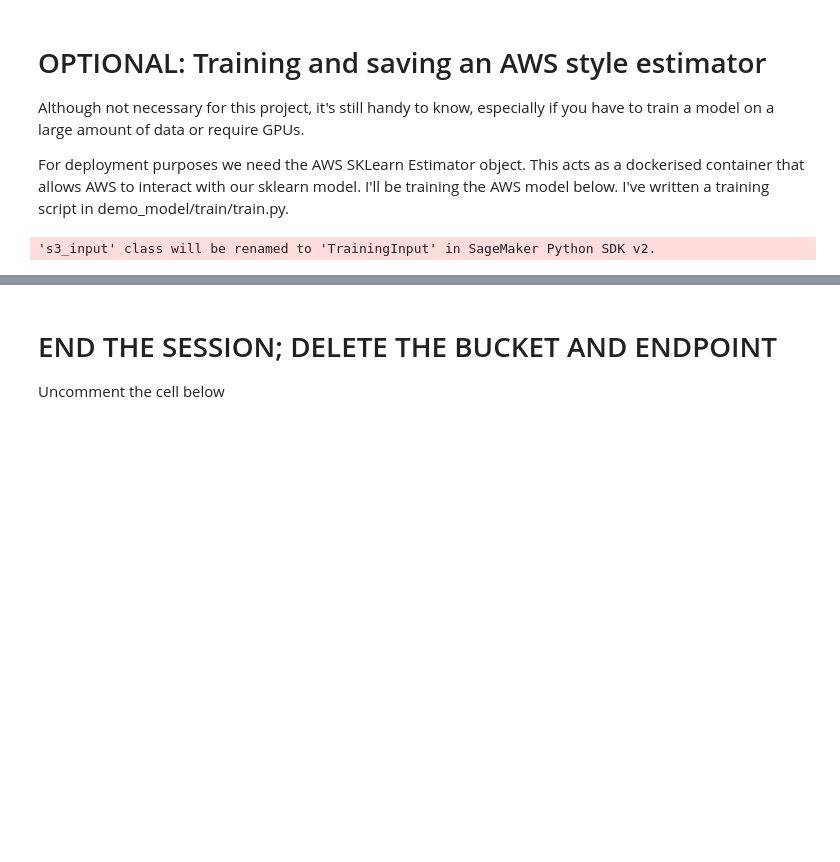
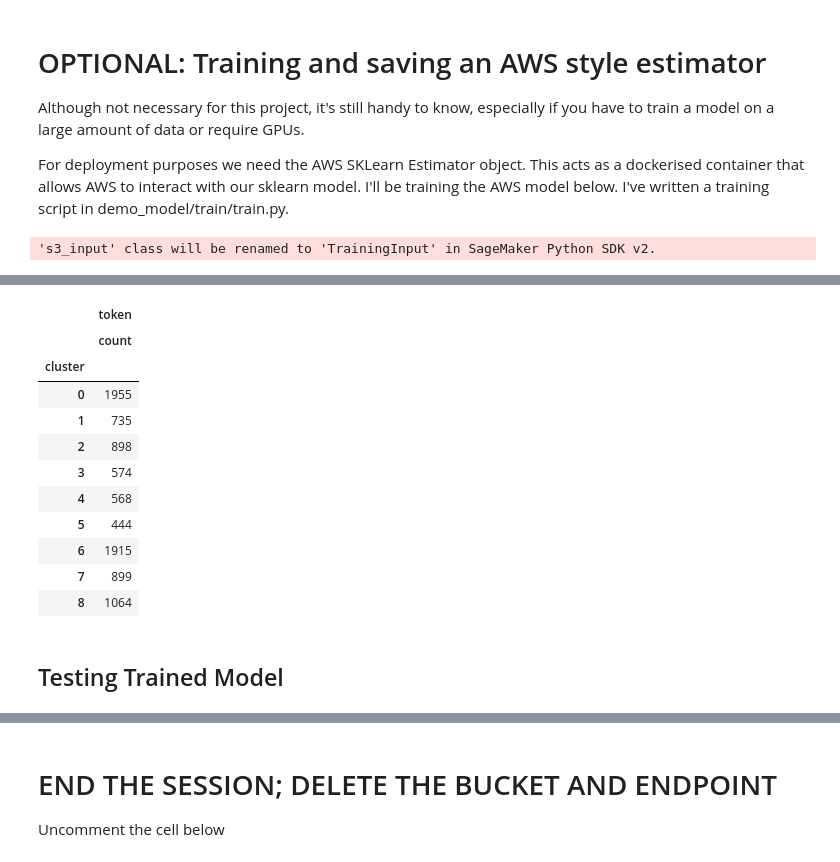
Before and after one commit to trahantet/sagemaker_inroads, a Jupyter notebook: apply_to_inroads.ipynb, the cells around one changed output, grey strips where cells are left out. Cells and saved outputs as stored; diff of their text form; code cells hidden in the pictures; blank space fills up the shorter version.

```diff
--- a/apply_to_inroads.ipynb
+++ b/apply_to_inroads.ipynb
@@ -347,0 +540,23 @@ len(response)
+# %%
+runtime = boto3.client('sagemaker-runtime')
+
+inp = data['terms']
+#old_vocab
+
+#inp = inroads_vocab[10001:]
+payload = bytes(str(data['terms']), 'utf8')
+
+# csv serialization
+response = runtime.invoke_endpoint(
+    EndpointName='sagemaker-scikit-learn-2020-09-06-22-48-07-194',
+    Body=payload,
+    ContentType='text/csv')
+
+result = list(response['Body'].read().decode().strip("[]").split(" "))
+# %%
+output = dict()
+# %%
+for i in range(len(result)):
+    category = result[i].strip()
+    test_term =inp[i]
+    output[test_term]=category
@@ -347,0 +583,16 @@ len(response)
+# %%
+output_df = pd.DataFrame(list(output.items()),columns = ['token','cluster'])
+output_df.groupby(['cluster']).agg(['count'])
+# %% [output]
+|  | token |
+|  | count |
+| cluster |  |
+| 0 | 1955 |
+| 1 | 735 |
+| 2 | 898 |
+| 3 | 574 |
+| 4 | 568 |
+| 5 | 444 |
+| 6 | 1915 |
+| 7 | 899 |
+| 8 | 1064 |
@@ -347,0 +601,2 @@ len(response)
+# %% [markdown]
+## Testing Trained Model
```
Also changed, not shown: parts of 36 cells of this notebook, 8 other files.
